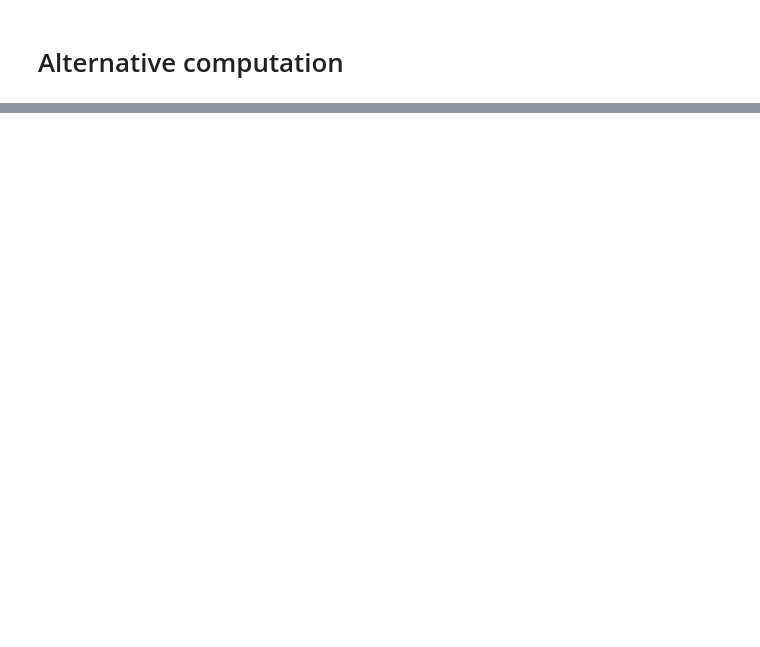
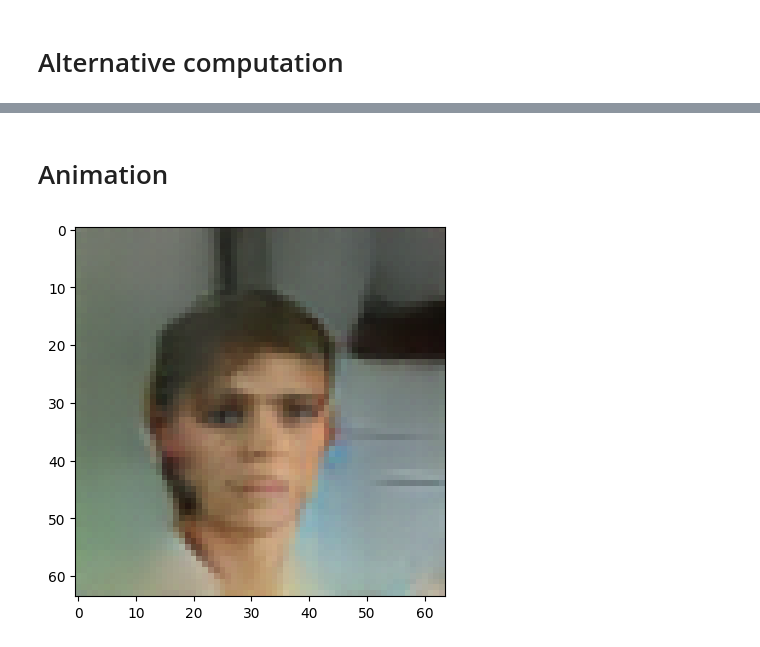
Before and after one commit to MarioAuditore/Statistics-energy-based-GAN, a Jupyter notebook: Celeba-GAN.ipynb, the cells around one changed output, grey strips where cells are left out. Cells and saved outputs as stored; diff of their text form; code cells hidden in the pictures; blank space fills up the shorter version.

```diff
--- a/Celeba-GAN.ipynb
+++ b/Celeba-GAN.ipynb
@@ -327,0 +338,20 @@ tensor(316.8847)
+# %% [markdown]
+# Animation
+# %%
+N = 150
+eps = 1e-4
+images_list=[]
+
+_, noize_arr = langevin_sampling(N, n_dims, model_gen, model_disc, device, eps=eps, save_arr=True)
+
+for noize in tqdm(noize_arr):
+    samples_gen=model_gen(noize)
+    samples_gen=samples_gen*0.5+0.5
+
+    plt.imshow(samples_gen.squeeze().permute(1,2,0).cpu().detach().numpy())
+    plt.savefig('./images/Image_gen_langevin.png')
+
+    images_list.append(imageio.imread('./images/Image_gen_langevin.png'))
+    imageio.mimsave('./images/celeba_langevin_gen.gif',images_list)
+# %% [output]
+[figure, added]
```
Also changed, not shown: parts of 15 cells of this notebook, 6 other files.
